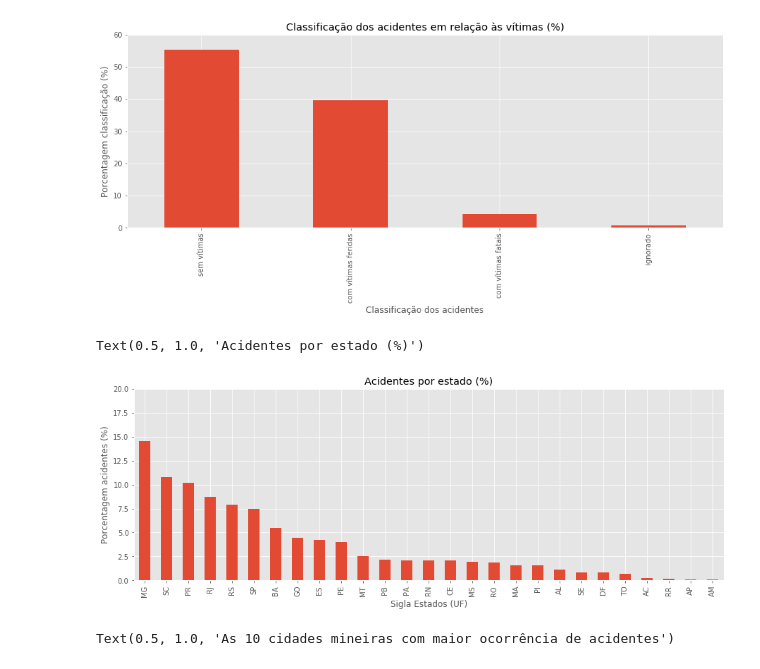
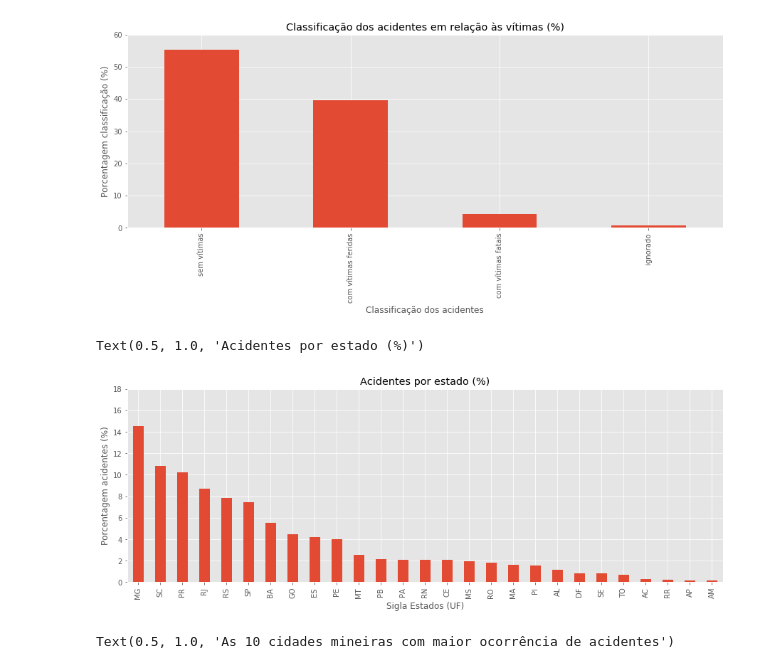
Before and after one commit to LilianeAquino/aed_projeto_1, a Jupyter notebook: template.ipynb, the cells around one changed output. Saved outputs shown, nothing was run; the diff lists cells and outputs as text; code cells hidden in the pictures.

```diff
--- a/template.ipynb
+++ b/template.ipynb
@@ -209,16 +221,16 @@ plt.title('Classificação dos acidentes em relação às vítimas (%)')
 Text(0.5, 1.0, 'Classificação dos acidentes em relação às vítimas (%)')
 [figure]
 # %%
-round((pd.value_counts(df_2007_2018['uf']) * 100) / len(df_2007_2018), 2).plot.bar()
+round(df_2007_2018['uf'].value_counts(normalize=True) * 100, 2).plot.bar()
 
 plt.rcParams['figure.figsize'] = [15, 5]
-plt.ylim(0, 20)
+plt.ylim(0, 18)
 
 plt.ylabel('Porcentagem acidentes (%)')
 plt.xlabel('Sigla Estados (UF)')
 plt.title('Acidentes por estado (%)')
 # %% [output]
 Text(0.5, 1.0, 'Acidentes por estado (%)')
-[figure, old version]
+[figure, new version]
 # %%
 municipios = df_2007_2018[df_2007_2018['uf'] == 'MG']
```
Also changed, not shown: parts of 16 cells of this notebook.
